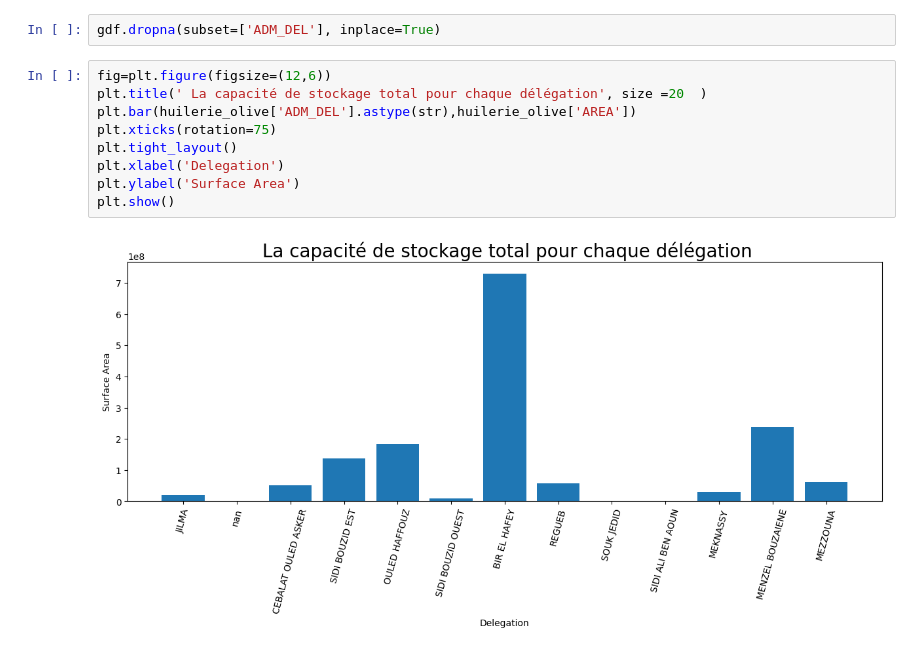
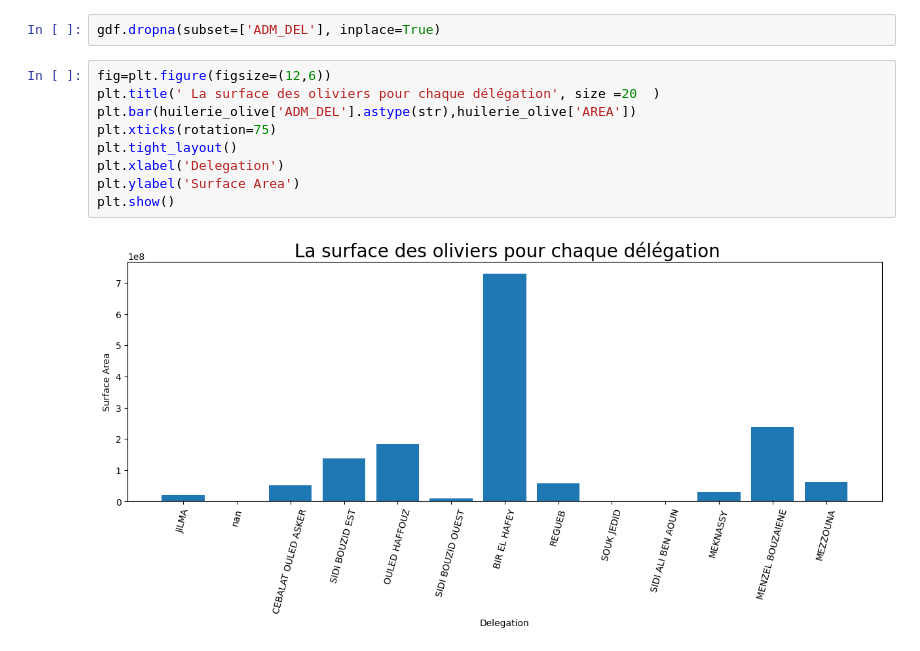
Before and after one commit to SayehOmar/SIG_Avance_TP, a Jupyter notebook: TP3/case_study.ipynb, the cells around one changed output. Saved outputs shown, nothing was run; the diff lists cells and outputs as text.

```diff
--- a/TP3/case_study.ipynb
+++ b/TP3/case_study.ipynb
@@ -91,12 +91,12 @@ huilerie_olive=huilerie[huilerie['CLASS_FIN']=='Olivier']
 gdf.dropna(subset=['ADM_DEL'], inplace=True)
 # %%
 fig=plt.figure(figsize=(12,6))
-plt.title(' La capacité de stockage total pour chaque délégation', size =20  )
+plt.title(' La surface des oliviers pour chaque délégation', size =20  )
 plt.bar(huilerie_olive['ADM_DEL'].astype(str),huilerie_olive['AREA'])
 plt.xticks(rotation=75)
 plt.tight_layout()
 plt.xlabel('Delegation')
 plt.ylabel('Surface Area')
 plt.show()
 # %% [output]
-[figure, old version]
+[figure, new version]
```
Also changed, not shown: parts of 2 cells of this notebook.
